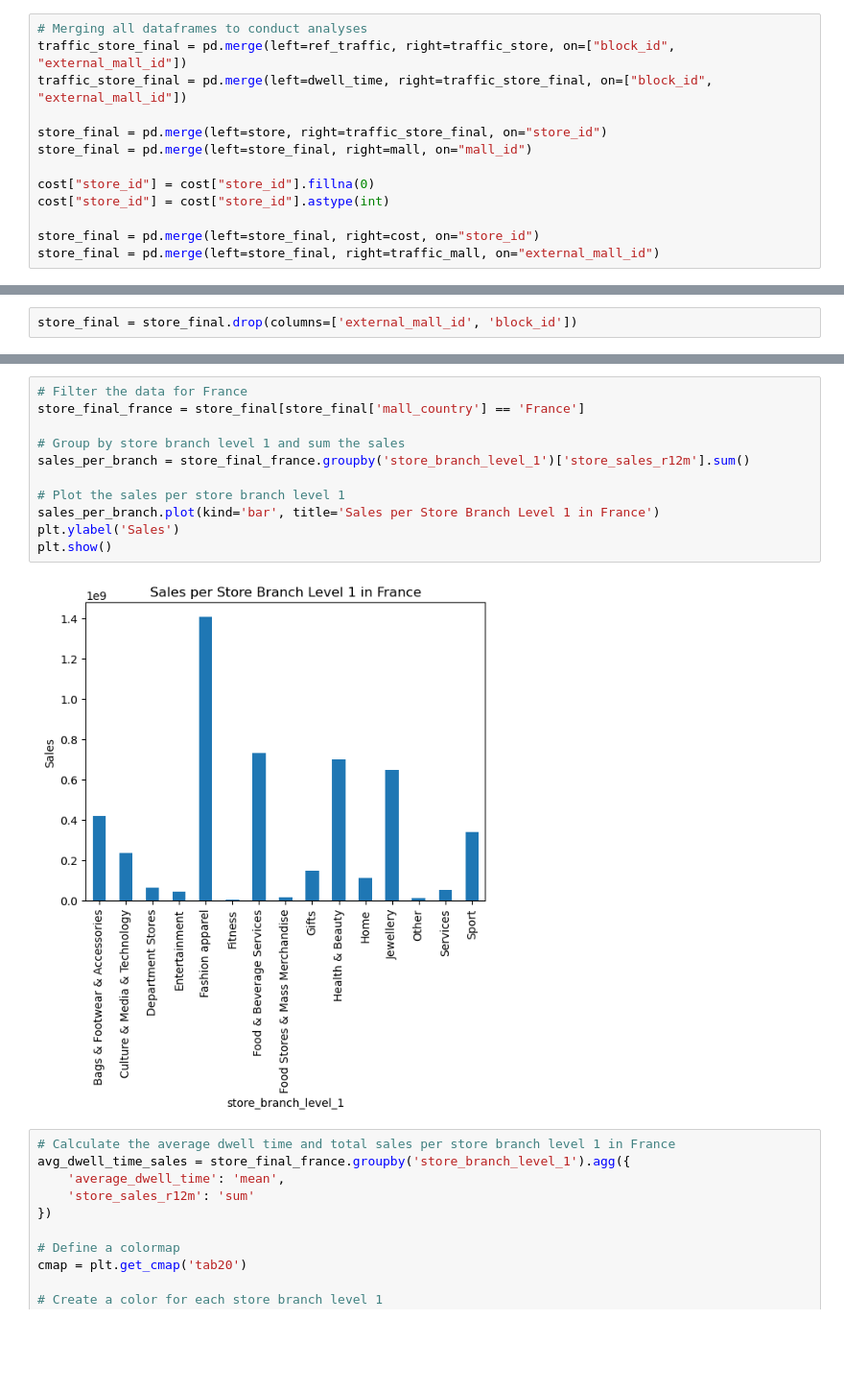
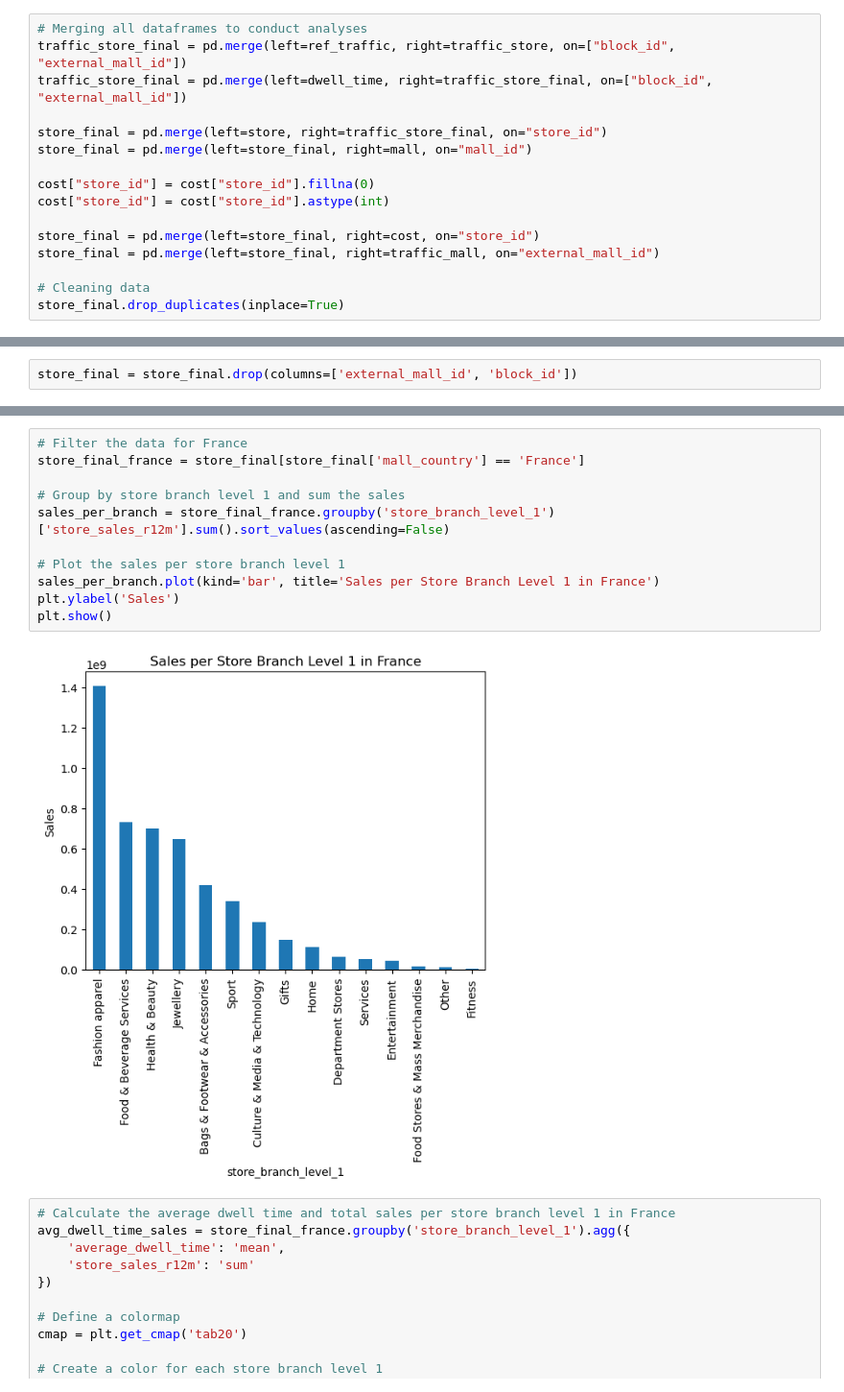
Before and after one commit to julescrevola/urw_challenge, a Jupyter notebook: notebooks/traffic_analysis.ipynb, the cells around one changed output, grey strips where cells are left out. Shown at 96% size. Cells and saved outputs as stored; diff of their text form; blank space fills up the shorter version.

```diff
--- a/notebooks/traffic_analysis.ipynb
+++ b/notebooks/traffic_analysis.ipynb
@@ -27,6 +27,9 @@ cost["store_id"] = cost["store_id"].astype(int)
 
 store_final = pd.merge(left=store_final, right=cost, on="store_id")
 store_final = pd.merge(left=store_final, right=traffic_mall, on="external_mall_id")
+
+# Cleaning data
+store_final.drop_duplicates(inplace=True)
 # %%
 store_final.head()
 # %% [output]
@@ -47,16 +60,16 @@ plt.show()
 # %%
 # Filter the data for France
 store_final_france = store_final[store_final['mall_country'] == 'France']
 
 # Group by store branch level 1 and sum the sales
-sales_per_branch = store_final_france.groupby('store_branch_level_1')['store_sales_r12m'].sum()
+sales_per_branch = store_final_france.groupby('store_branch_level_1')['store_sales_r12m'].sum().sort_values(ascending=False)
 
 # Plot the sales per store branch level 1
 sales_per_branch.plot(kind='bar', title='Sales per Store Branch Level 1 in France')
 plt.ylabel('Sales')
 plt.show()
 # %% [output]
-[figure, old version]
+[figure, new version]
 # %%
 # Calculate the average dwell time and total sales per store branch level 1 in France
 avg_dwell_time_sales = store_final_france.groupby('store_branch_level_1').agg({
```
Also changed, not shown: parts of 12 cells of this notebook.
